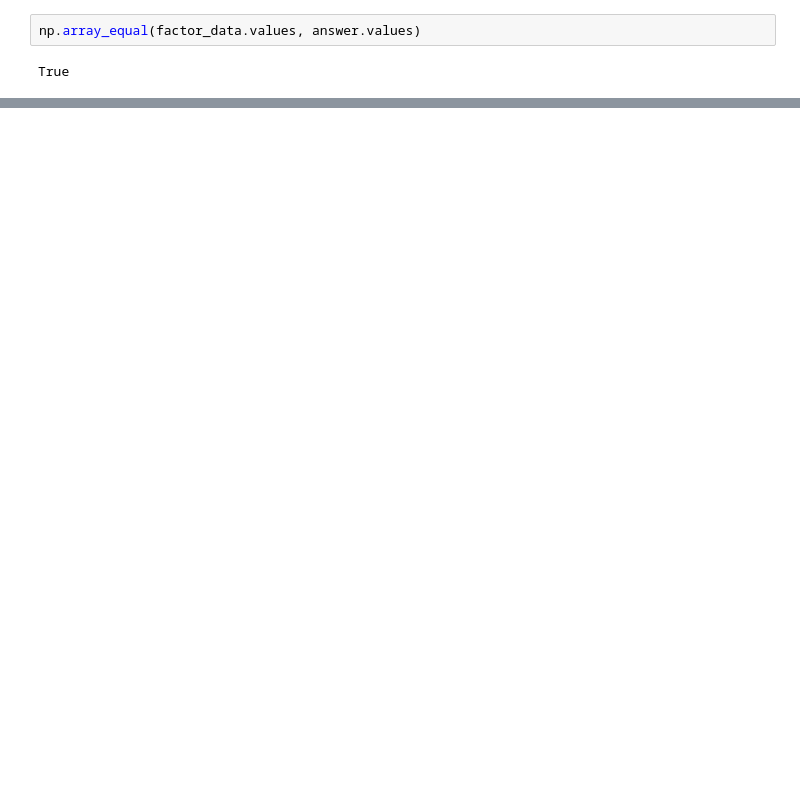
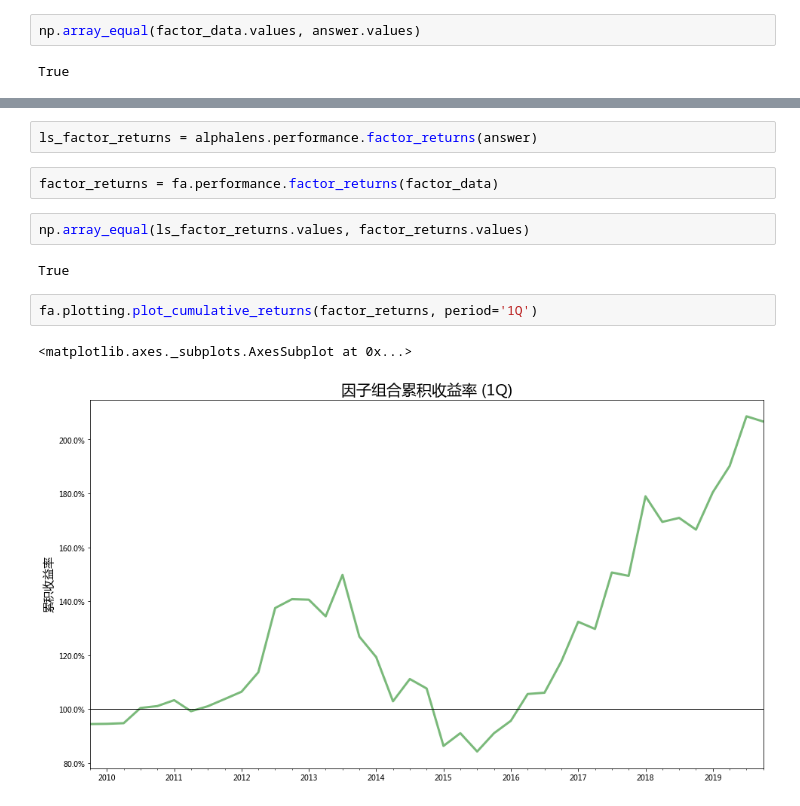
Before and after one commit to wgcgxp/factor_analysis, a Jupyter notebook: notebook/因子分析测试.ipynb, the cells around one changed output, grey strips where cells are left out. Saved outputs shown, nothing was run; the diff lists cells and outputs as text; blank space fills up the shorter version.

```diff
--- a/notebook/因子分析测试.ipynb
+++ b/notebook/因子分析测试.ipynb
@@ -62,0 +83,13 @@ True
+# %%
+ls_factor_returns = alphalens.performance.factor_returns(answer)
+# %%
+factor_returns = fa.performance.factor_returns(factor_data)
+# %%
+np.array_equal(ls_factor_returns.values, factor_returns.values)
+# %% [output]
+True
+# %%
+fa.plotting.plot_cumulative_returns(factor_returns, period='1Q')
+# %% [output]
+<matplotlib.axes._subplots.AxesSubplot at 0x...>
+[figure, added]
```
Also changed, not shown: parts of 19 cells of this notebook, 5 other files.
